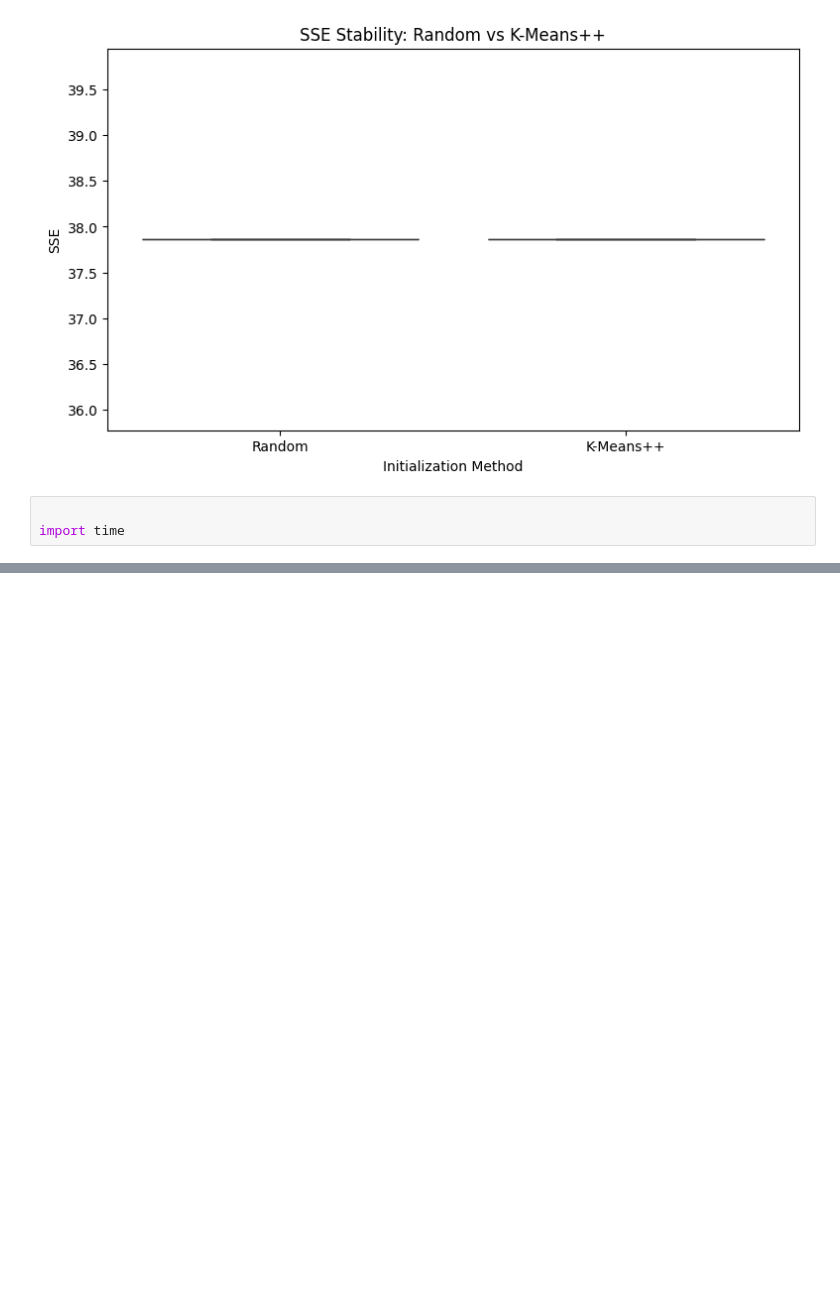
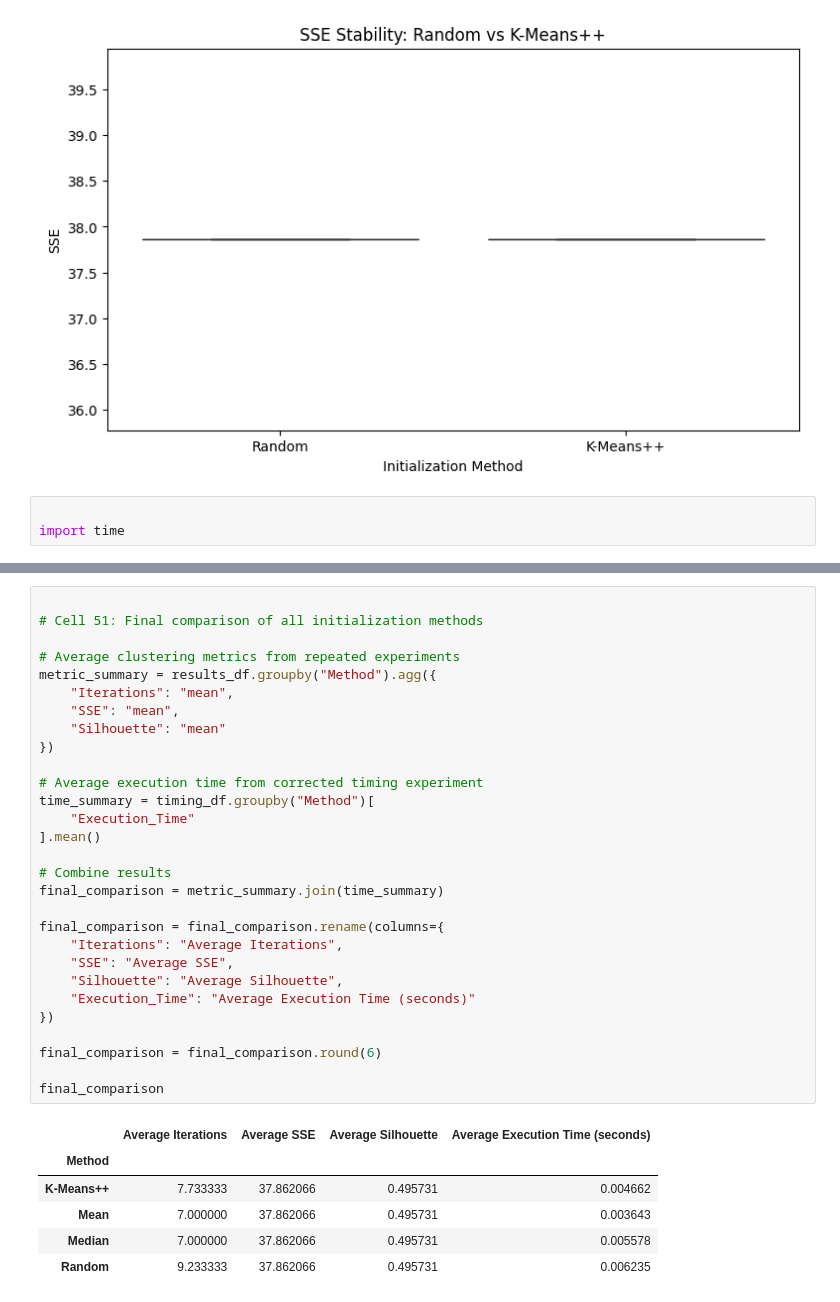
Before and after one commit to Aswini-Dileep/AI-ML-Project, a Jupyter notebook: AI_project.ipynb, the cells around one changed output, grey strips where cells are left out. Saved outputs shown, nothing was run; the diff lists cells and outputs as text; blank space fills up the shorter version.

```diff
--- a/AI_project.ipynb
+++ b/AI_project.ipynb
@@ -1426,0 +1419,36 @@ plt.show()
+# %%
+
+# Cell 51: Final comparison of all initialization methods
+
+# Average clustering metrics from repeated experiments
+metric_summary = results_df.groupby("Method").agg({
+    "Iterations": "mean",
+    "SSE": "mean",
+    "Silhouette": "mean"
+})
+
+# Average execution time from corrected timing experiment
+time_summary = timing_df.groupby("Method")[
+    "Execution_Time"
+].mean()
+
+# Combine results
+final_comparison = metric_summary.join(time_summary)
+
+final_comparison = final_comparison.rename(columns={
+    "Iterations": "Average Iterations",
+    "SSE": "Average SSE",
+    "Silhouette": "Average Silhouette",
+    "Execution_Time": "Average Execution Time (seconds)"
+})
+
+final_comparison = final_comparison.round(6)
+
+final_comparison
+# %% [output]
+|  | Average Iterations | Average SSE | Average Silhouette | Average Execution Time (seconds) |
+| Method |  |  |  |  |
+| K-Means++ | 7.733333 | 37.862066 | 0.495731 | 0.004662 |
+| Mean | 7.000000 | 37.862066 | 0.495731 | 0.003643 |
+| Median | 7.000000 | 37.862066 | 0.495731 | 0.005578 |
+| Random | 9.233333 | 37.862066 | 0.495731 | 0.006235 |
```
Also changed, not shown: parts of 6 cells of this notebook.
